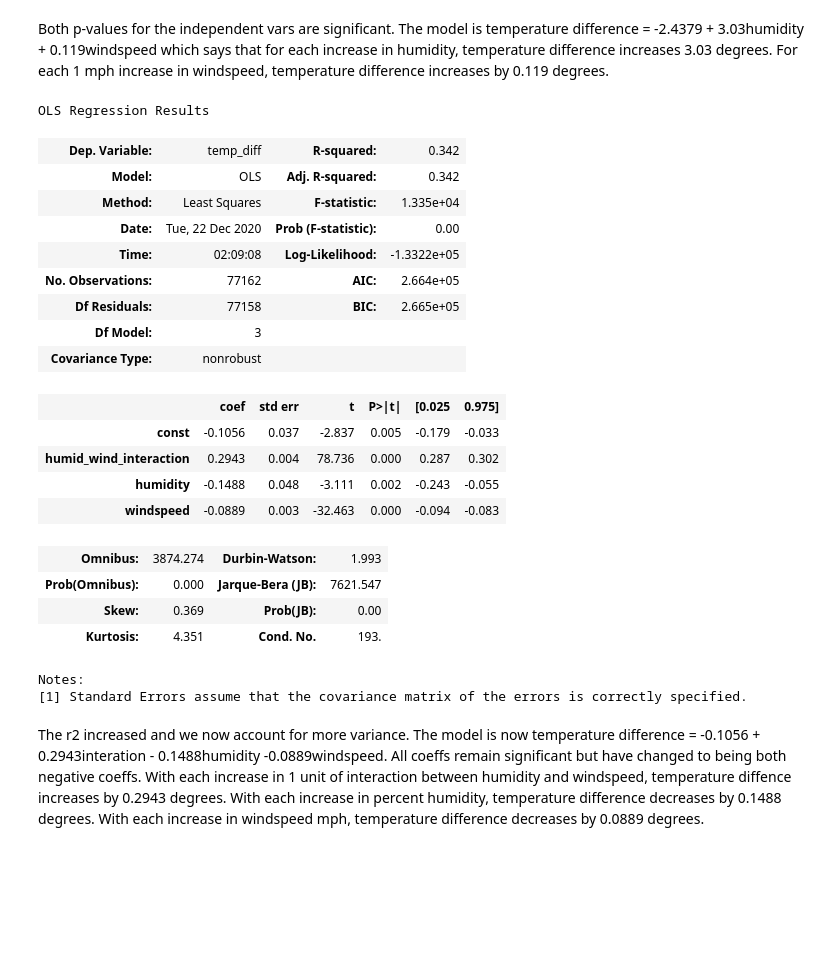
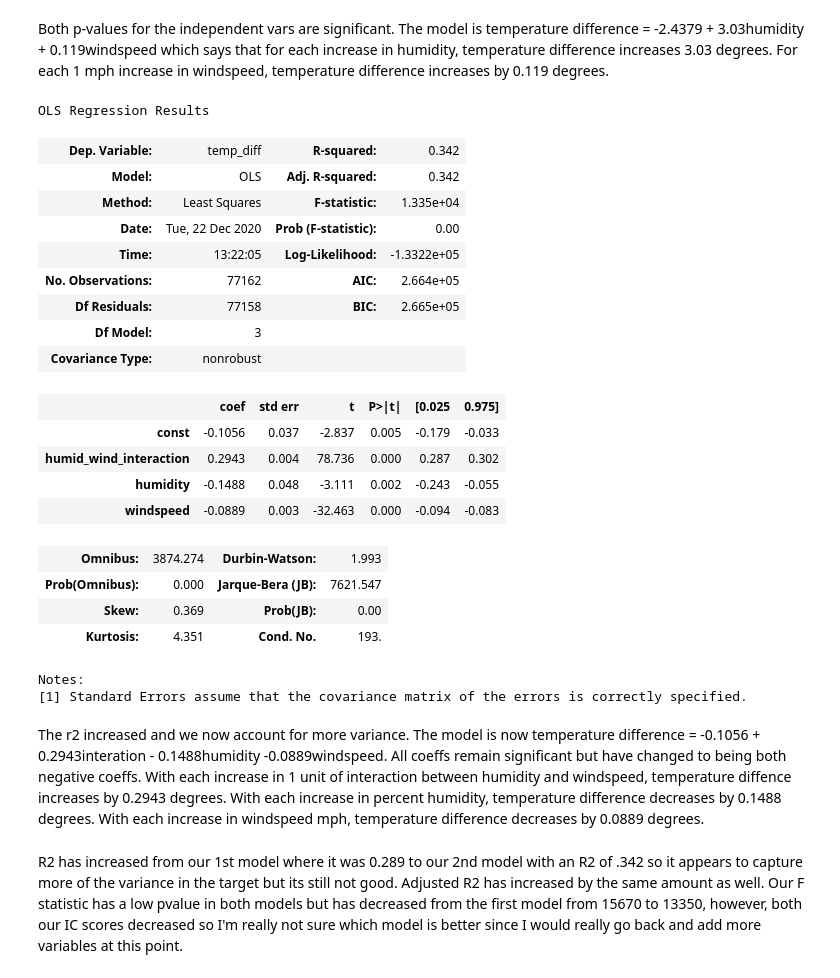
Before and after one commit to mgalaviz1/my_work, a Jupyter notebook: week6_linear_regression/interpreting_coeffs.ipynb, the cells around one changed output. Drawn from its saved outputs; the diff is of its cells as text; code cells hidden in the pictures; blank space fills up the shorter version.

```diff
--- a/week6_linear_regression/interpreting_coeffs.ipynb
+++ b/week6_linear_regression/interpreting_coeffs.ipynb
@@ -85,19 +95,19 @@ df["humid_wind_interaction"] = df.humidity * df.windspeed
 # %%
 X2 = df[['humid_wind_interaction', 'humidity', 'windspeed']]
 # %%
-X2_train, X2_test, y2_train, y2_test = train_test_split(X2, y, test_size=0.2, random_state = 42)
+X2_train, X2_test, y_train, y_test = train_test_split(X2, y, test_size=0.2, random_state = 42)
 # %%
 X2_train_const = sm.add_constant(X2_train)
-lm2 = sm.OLS(y2_train, X2_train_const).fit()
+lm2 = sm.OLS(y_train, X2_train_const).fit()
 
 lm2.summary()
 # %% [output]
 OLS Regression Results
 | Dep. Variable: | temp_diff | R-squared: | 0.342 |
 | Model: | OLS | Adj. R-squared: | 0.342 |
 | Method: | Least Squares | F-statistic: | 1.335e+04 |
 | Date: | Tue, 22 Dec 2020 | Prob (F-statistic): | 0.00 |
-| Time: | 02:09:08 | Log-Likelihood: | -1.3322e+05 |
+| Time: | 13:22:05 | Log-Likelihood: | -1.3322e+05 |
 | No. Observations: | 77162 | AIC: | 2.664e+05 |
 | Df Residuals: | 77158 | BIC: | 2.665e+05 |
 | Df Model: | 3 |  |  |
@@ -115,3 +125,5 @@ Notes:
 [1] Standard Errors assume that the covariance matrix of the errors is correctly specified.
 # %% [markdown]
 The r2 increased and we now account for more variance. The model is now temperature difference = -0.1056 + 0.2943interation - 0.1488humidity -0.0889windspeed.  All coeffs remain significant but have changed to being both negative coeffs. With each increase in 1 unit of interaction between humidity and windspeed, temperature diffence increases by 0.2943 degrees. With each increase in percent humidity, temperature difference decreases by 0.1488 degrees. With each increase in windspeed mph, temperature difference decreases by 0.0889 degrees.
+# %% [markdown]
+R2 has increased from our 1st model where it was 0.289 to our 2nd model with an R2 of .342 so it appears to capture more of the variance in the target but its still not good. Adjusted R2 has increased by the same amount as well. Our F statistic has a low pvalue in both models but has decreased from the first model from 15670 to 13350, however, both our IC scores decreased so I'm really not sure which model is better since I would really go back and add more variables at this point.
```
Also changed, not shown: parts of 7 cells of this notebook, 1 other file.
